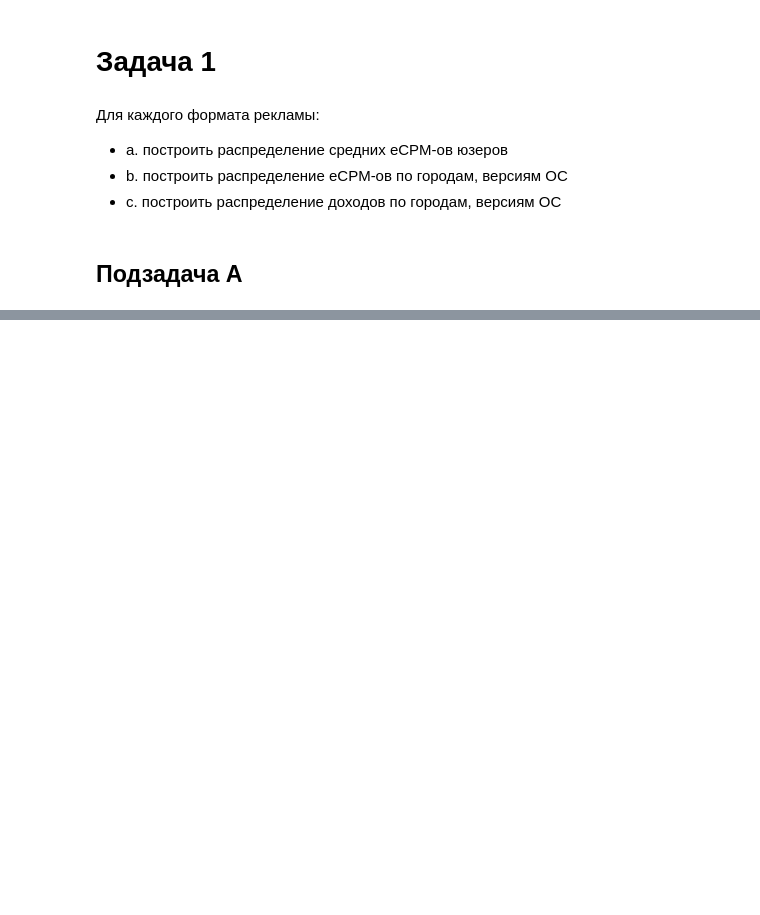
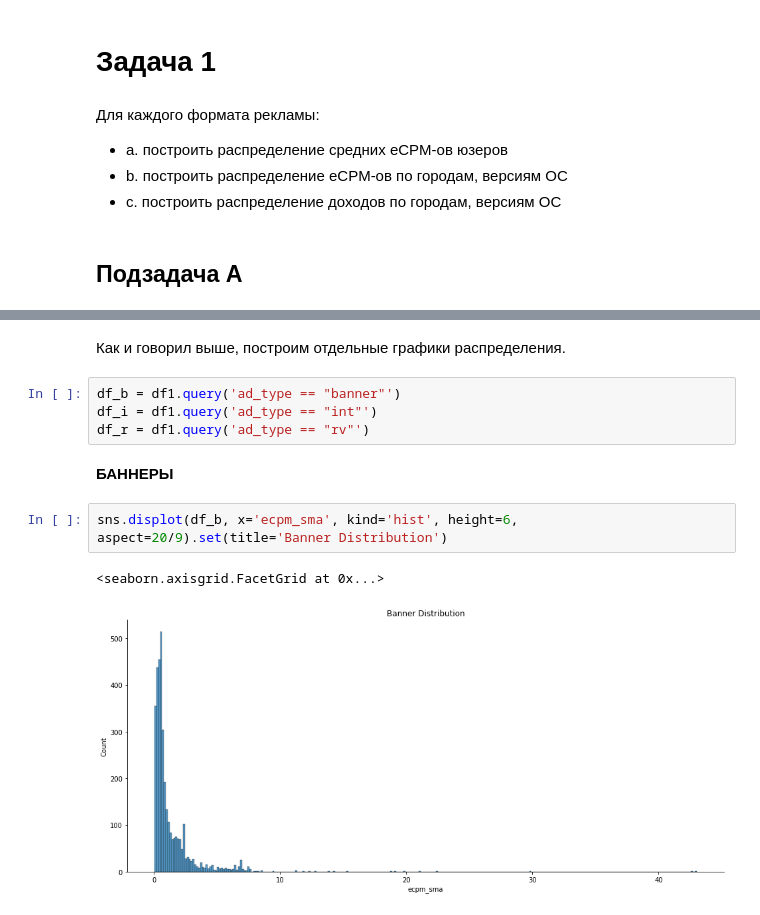
Before and after one commit to AxenovN/uga_dooga_task, a Jupyter notebook: the_task.ipynb, the cells around one changed output, grey strips where cells are left out. Saved outputs shown, nothing was run; the diff lists cells and outputs as text; blank space fills up the shorter version.

```diff
--- a/the_task.ipynb
+++ b/the_task.ipynb
@@ -841,0 +908,13 @@ dtype: object
+# %% [markdown]
+Как и говорил выше, построим отдельные графики распределения.
+# %%
+df_b = df1.query('ad_type == "banner"')
+df_i = df1.query('ad_type == "int"')
+df_r = df1.query('ad_type == "rv"')
+# %% [markdown]
+**БАННЕРЫ**
+# %%
+sns.displot(df_b, x='ecpm_sma', kind='hist', height=6, aspect=20/9).set(title='Banner Distribution')
+# %% [output]
+<seaborn.axisgrid.FacetGrid at 0x...>
+[figure, added]
```
Also changed, not shown: parts of 21 cells of this notebook.
